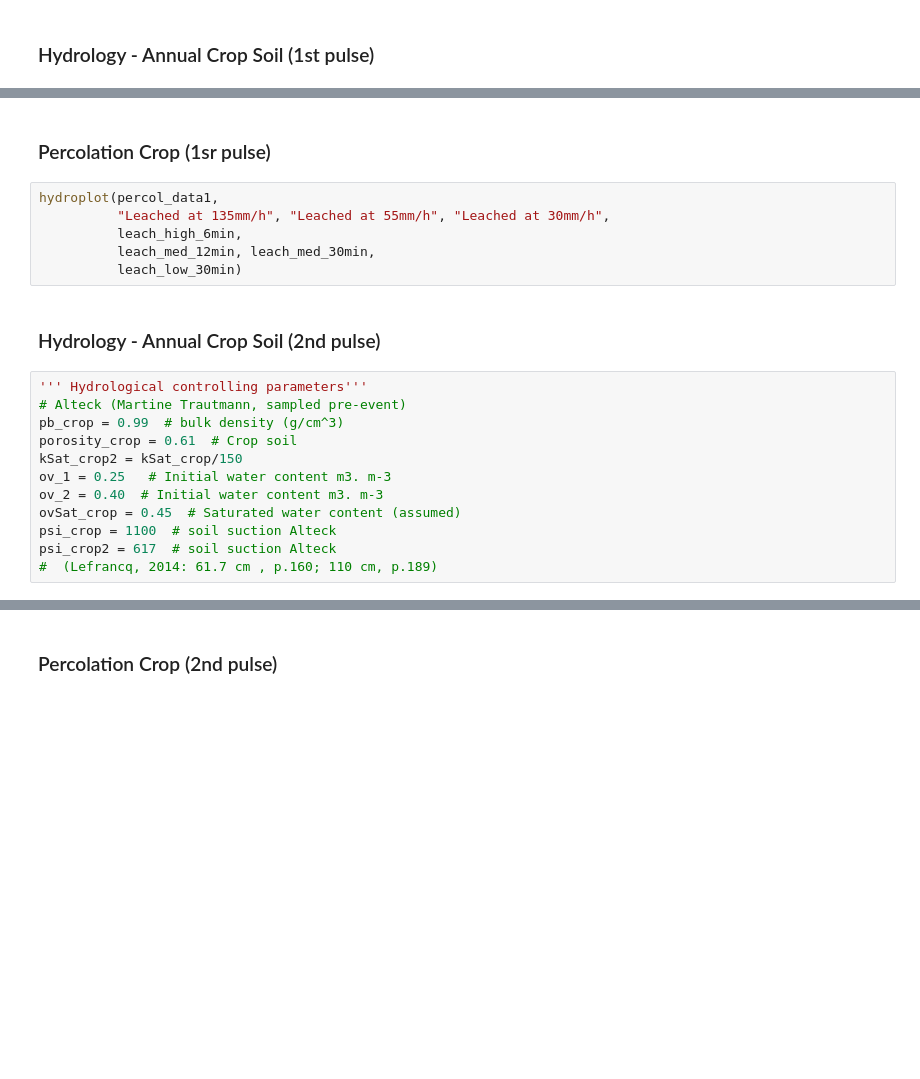
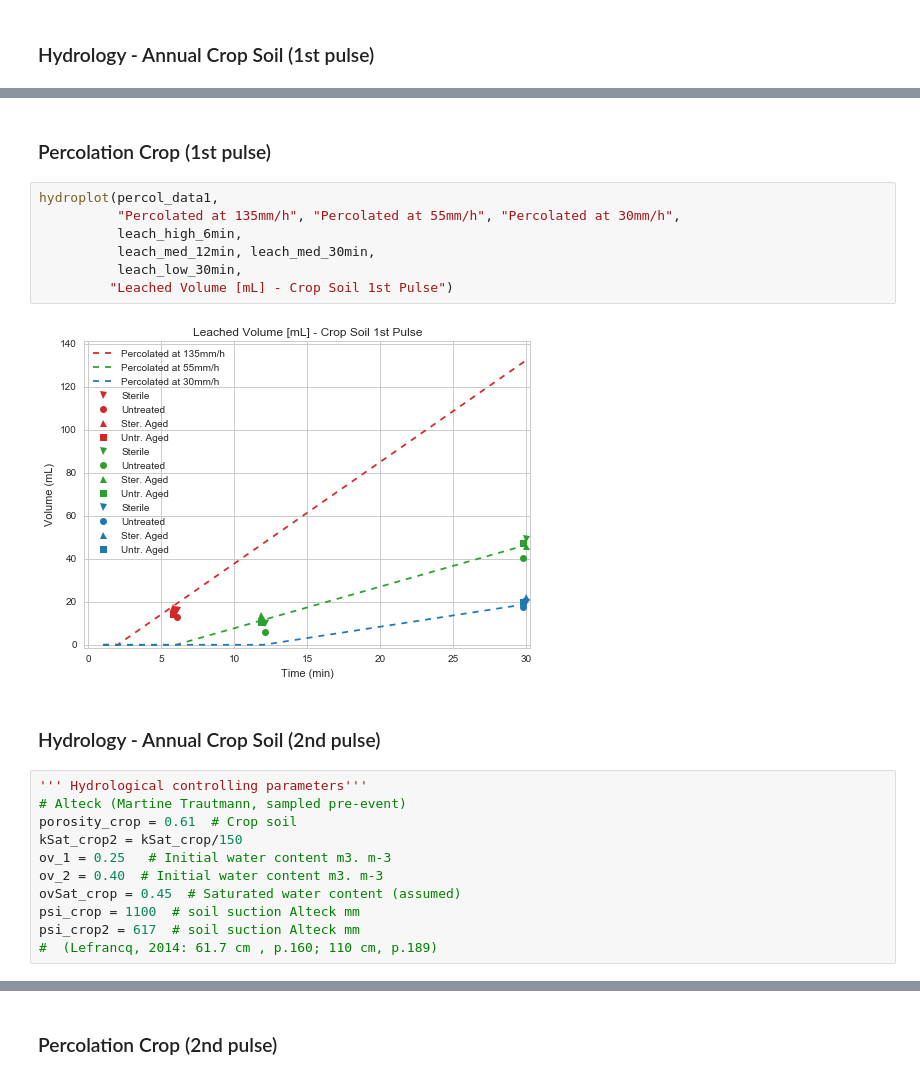
Before and after one commit to DayTimeChunks/LeachingSimulations, a Jupyter notebook: Leaching Model - Annual Crop Soil.ipynb, the cells around one changed output, grey strips where cells are left out. Drawn from its saved outputs; the diff is of its cells as text; blank space fills up the shorter version.

Commit message:
Added Ponding Graphs

```diff
--- a/Leaching Model - Annual Crop Soil.ipynb
+++ b/Leaching Model - Annual Crop Soil.ipynb
@@ -84,22 +112,24 @@ leach_low_30min = np.array([20.037, 17.508, 22.376, 20.085])
 # %% [markdown]
-### Percolation Crop (1sr pulse)
+### Percolation Crop (1st pulse)
 # %%
 hydroplot(percol_data1,
-          "Leached at 135mm/h", "Leached at 55mm/h", "Leached at 30mm/h",
+          "Percolated at 135mm/h", "Percolated at 55mm/h", "Percolated at 30mm/h",
           leach_high_6min,
           leach_med_12min, leach_med_30min,
-          leach_low_30min)
+          leach_low_30min,
+         "Leached Volume [mL] - Crop Soil 1st Pulse")
+# %% [output]
+[figure, added]
 # %% [markdown]
 ### Hydrology - Annual Crop Soil (2nd pulse)
 # %%
 ''' Hydrological controlling parameters'''
 # Alteck (Martine Trautmann, sampled pre-event)
-pb_crop = 0.99  # bulk density (g/cm^3)
 porosity_crop = 0.61  # Crop soil
 kSat_crop2 = kSat_crop/150
 ov_1 = 0.25   # Initial water content m3. m-3
 ov_2 = 0.40  # Initial water content m3. m-3
 ovSat_crop = 0.45  # Saturated water content (assumed)
-psi_crop = 1100  # soil suction Alteck
-psi_crop2 = 617  # soil suction Alteck
+psi_crop = 1100  # soil suction Alteck mm
+psi_crop2 = 617  # soil suction Alteck mm
 #  (Lefrancq, 2014: 61.7 cm , p.160; 110 cm, p.189)
```
Also changed, not shown: parts of 37 cells of this notebook, 10 other files.
